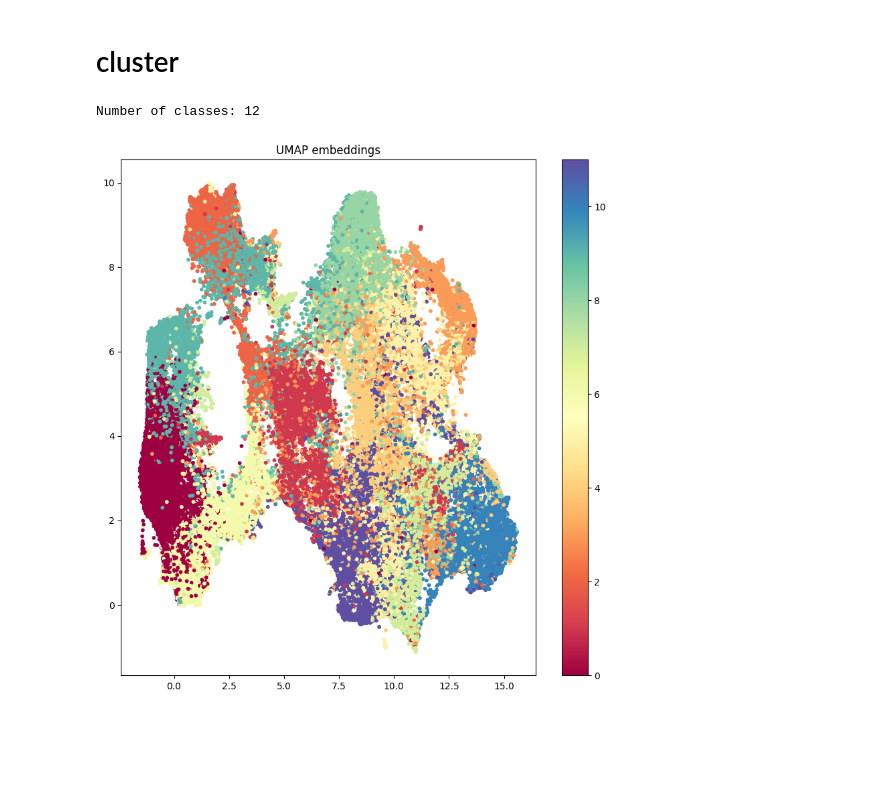
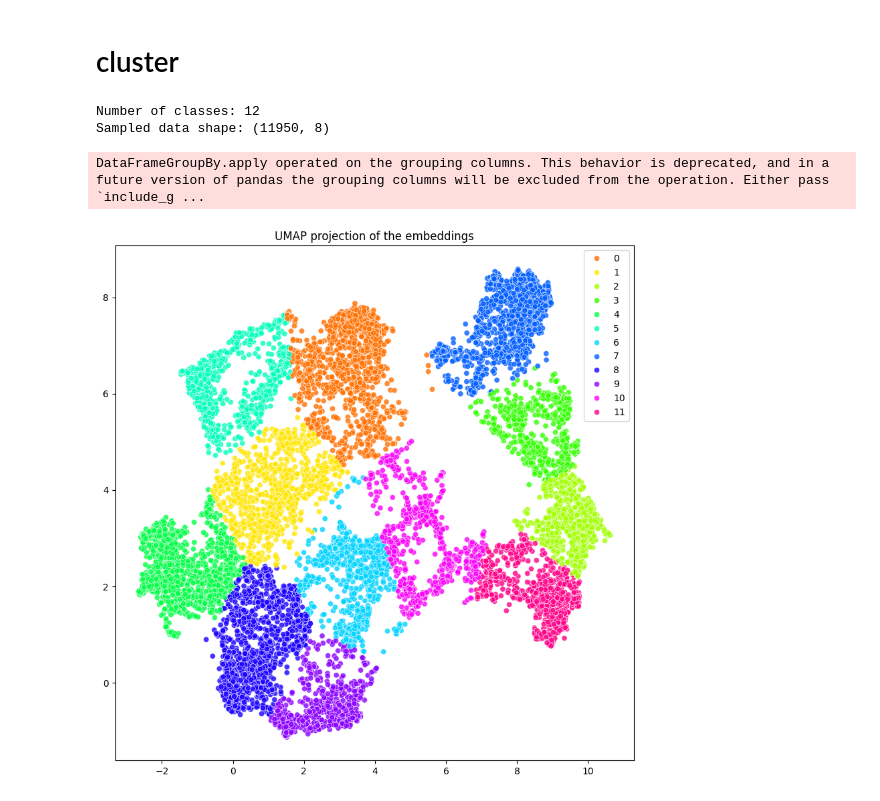
Before and after one commit to Gabriel9753/ArxivAbstractProject, a Jupyter notebook: src/embedded_data.ipynb, the cells around one changed output. Saved outputs shown, nothing was run; the diff lists cells and outputs as text; code cells hidden in the pictures; blank space fills up the shorter version.

Commit message:
Improve clustering and visualization

```diff
--- a/src/embedded_data.ipynb
+++ b/src/embedded_data.ipynb
@@ -295,21 +295,48 @@ from sklearn.preprocessing import StandardScaler
 
 num_classes = len(cat_mapping)
 print(f"Number of classes: {num_classes}")
-arxiv_df['class'] = arxiv_df['super_category'].apply(lambda x: cat_mapping[x])
+# arxiv_df['class'] = arxiv_df['super_category'].apply(lambda x: cat_mapping[x])
+df['class'] = df['super_category'].apply(lambda x: cat_mapping[x])
+p_per_class = .1
+# only use p_per_class percent of each class
+sampled_df = df.groupby('class').apply(lambda x: x.sample(frac=p_per_class)).reset_index(drop=True)
+print(f"Sampled data shape: {sampled_df.shape}")
 # %% [output]
 Number of classes: 12
+Sampled data shape: (11950, 8)
+DataFrameGroupBy.apply operated on the grouping columns. This behavior is deprecated, and in a future version of pandas the grouping columns will be excluded from the operation. Either pass `include_g ...
 # %%
-# first UMAP
 import umap
 import matplotlib.pyplot as plt
+from sklearn.cluster import KMeans
+from sklearn.preprocessing import StandardScaler
+from sklearn.decomposition import PCA
 
+# Normalizing the data
+embedding_data = np.array(sampled_df["embedding"].tolist())
+scaler = StandardScaler()
+embedding_data_scaled = scaler.fit_transform(embedding_data)
+
+# UMAP
 umap_model = umap.UMAP(n_neighbors=15, min_dist=0.1, n_components=2, metric='cosine')
-umap_embeddings = umap_model.fit_transform(df["embedding"].tolist())
+umap_embeddings = umap_model.fit_transform(embedding_data_scaled)
 
+# K-Means Clustering
+kmeans = KMeans(n_clusters=num_classes, random_state=42)
+kmeans_labels = kmeans.fit_predict(umap_embeddings)
+
+# visualize
 plt.figure(figsize=(10, 10))
-plt.scatter(umap_embeddings[:, 0], umap_embeddings[:, 1], c=df["cat_id"], cmap='Spectral', s=10)
-plt.colorbar()
-plt.title("UMAP embeddings")
+sns.scatterplot(
+    x=umap_embeddings[:, 0],
+    y=umap_embeddings[:, 1],
+    hue=kmeans_labels,
+    palette=sns.color_palette("hsv", num_classes),
+    legend="full",
+    alpha=0.8,
+)
+
+plt.title("UMAP projection of the embeddings")
 plt.show()
 # %% [output]
-[figure, old version]
+[figure, new version]
```
Also changed, not shown: parts of 4 cells of this notebook.
